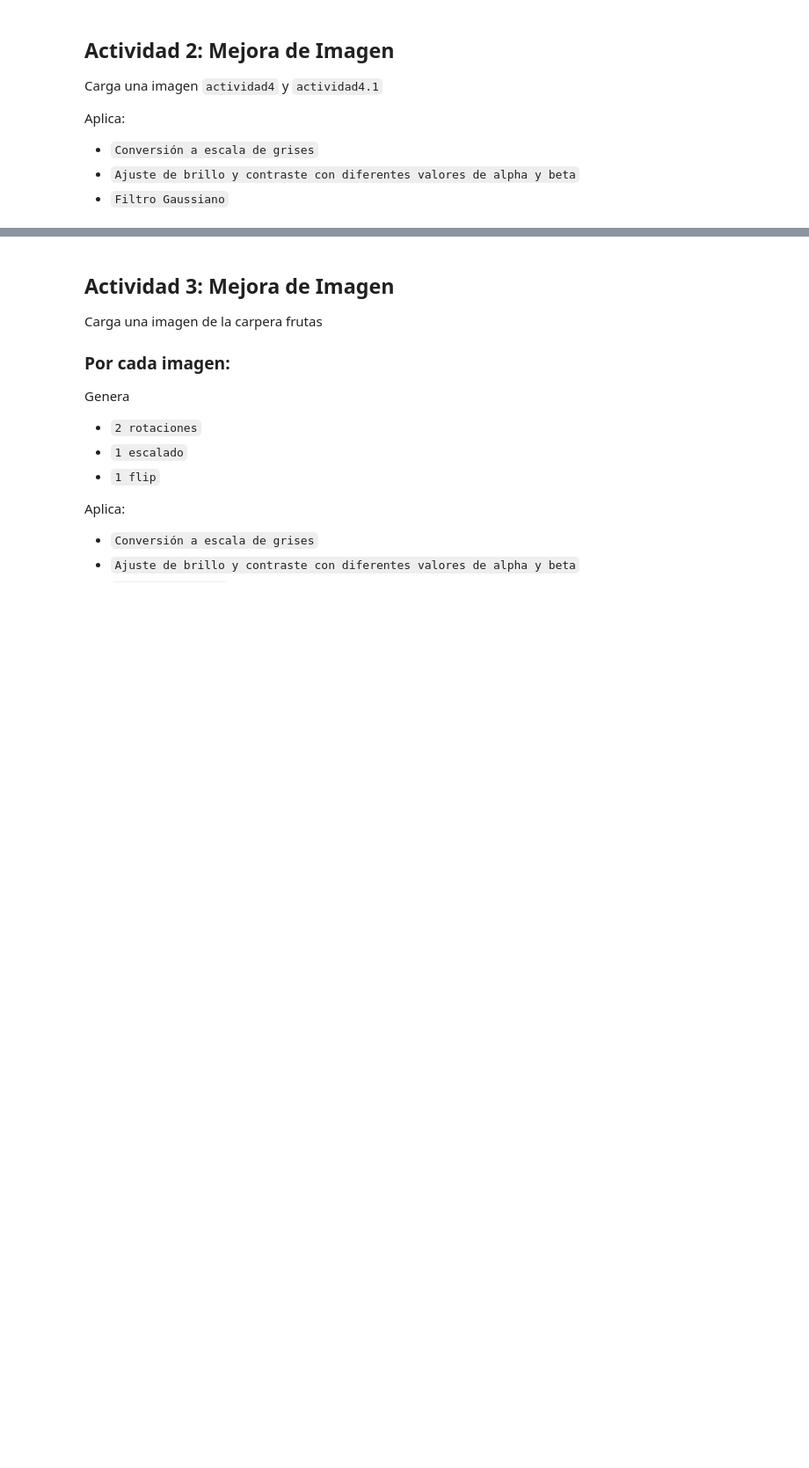
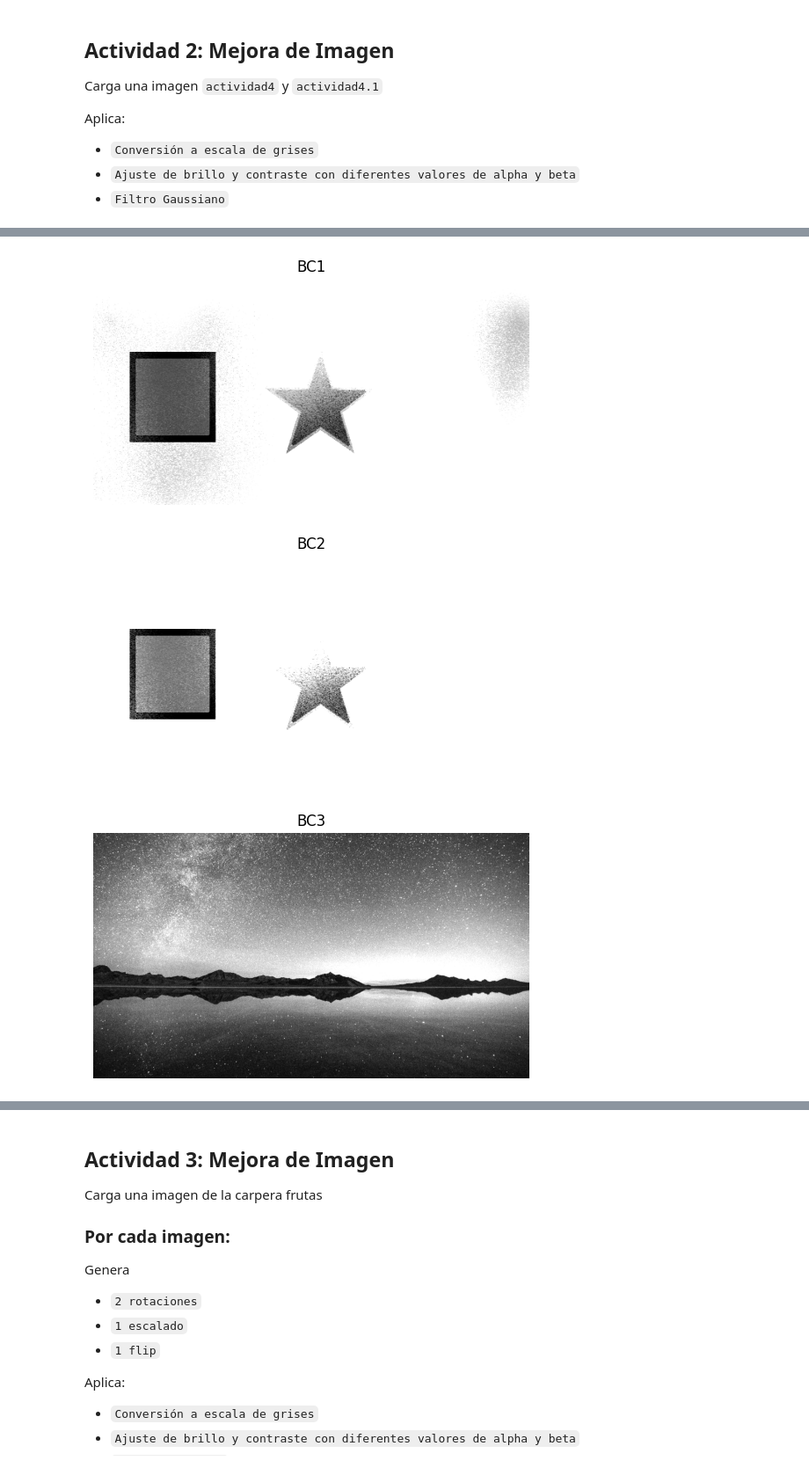
Before and after one commit to 202300080/Rulo, a Jupyter notebook: UNIDAD 3/HOY/actividad4.ipynb, the cells around one changed output, grey strips where cells are left out. Shown at 88% size. Cells and saved outputs as stored; diff of their text form; code cells hidden in the pictures; blank space fills up the shorter version.

```diff
--- a/UNIDAD 3/HOY/actividad4.ipynb
+++ b/UNIDAD 3/HOY/actividad4.ipynb
@@ -138,0 +188,33 @@ Aplica:
+# %%
+def adjust_brightness_contrast(image, alpha, beta):
+    return cv2.convertScaleAbs(image, alpha=alpha, beta=beta)
+# %%
+bc1 = adjust_brightness_contrast(gray1, alpha=1.5, beta=30)
+bc2 = adjust_brightness_contrast(gray1, alpha=2.0, beta=50)
+
+bc3 = adjust_brightness_contrast(gray2, alpha=1.5, beta=30)
+bc4 = adjust_brightness_contrast(gray2, alpha=2.0, beta=50)
+
+plt.imshow(bc1, cmap='gray')
+plt.title("BC1")
+plt.axis('off')
+plt.show()
+
+plt.imshow(bc2, cmap='gray')
+plt.title("BC2")
+plt.axis('off')
+plt.show()
+
+plt.imshow(bc3, cmap='gray')
+plt.title("BC3")
+plt.axis('off')
+plt.show()
+
+plt.imshow(bc4, cmap='gray')
+plt.title("BC4")
+plt.axis('off')
+plt.show()
+# %% [output]
+[figure, added]
+[figure, added]
+[figure, added]
```
Also changed, not shown: parts of 12 cells of this notebook, 11 other files.
